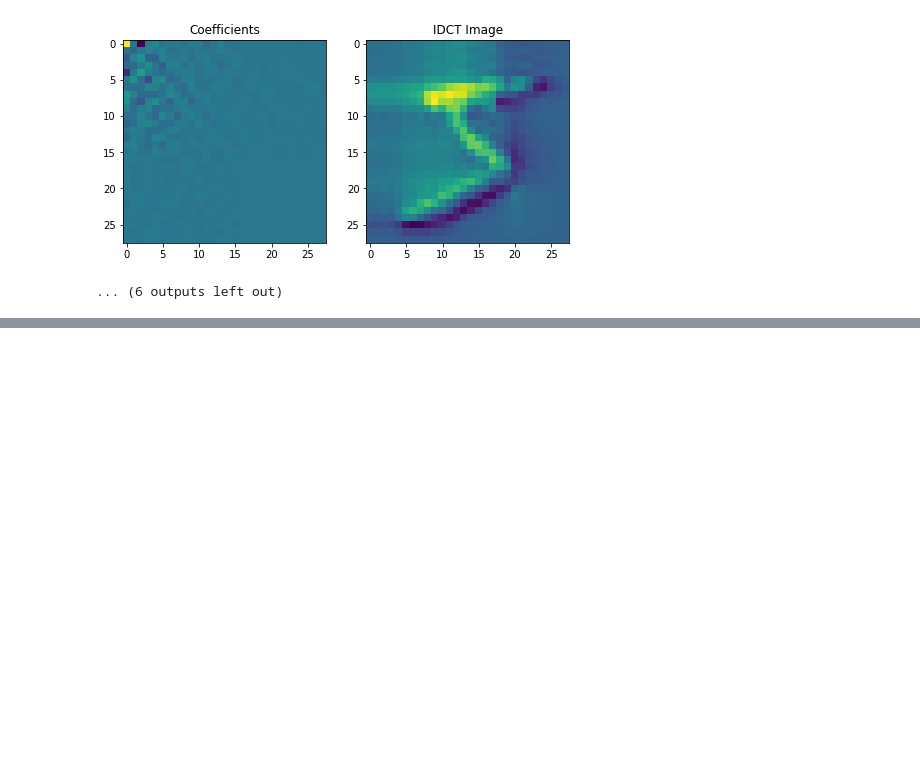
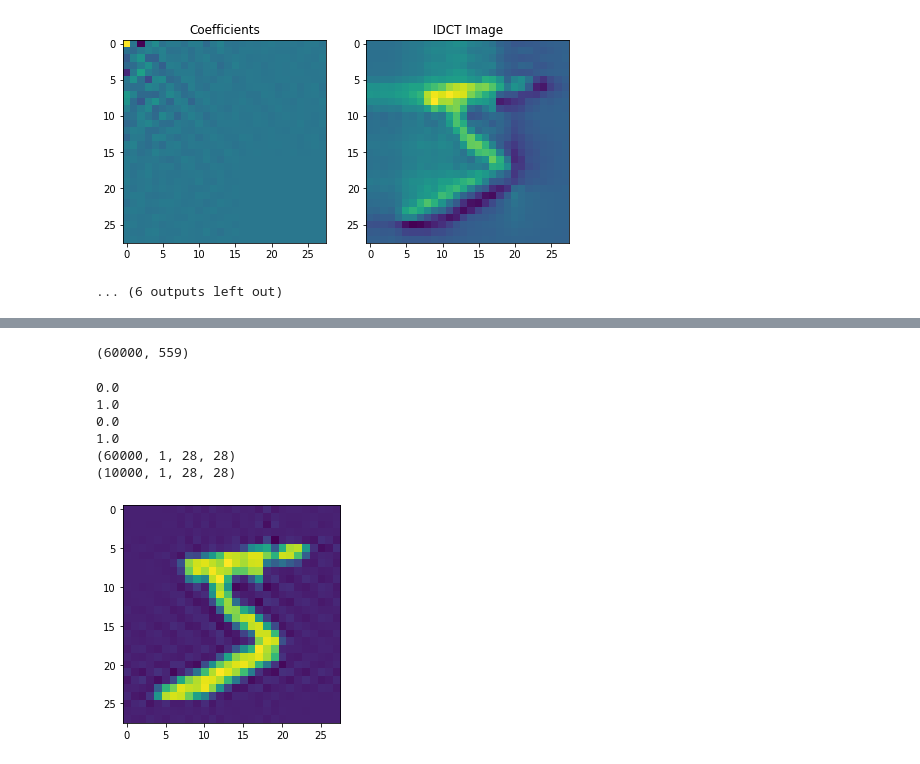
Before and after one commit to aranganath/Adversarial, a Jupyter notebook: dct_transform_implementation.ipynb, the cells around one changed output, grey strips where cells are left out. Cells and saved outputs as stored; diff of their text form; code cells hidden in the pictures; blank space fills up the shorter version.

```diff
--- a/dct_transform_implementation.ipynb
+++ b/dct_transform_implementation.ipynb
@@ -162,0 +148,43 @@ array([[ 1.07941178e+02, -1.70056372e+00, -7.09437445e+01,
+# %%
+n = 15
+
+dct = DCTDimReducer(input_image_shape=[28,28], coef_size_reduction=n)
+idct = DCTDimReducer(input_image_shape=[28,28], coef_size_reduction=n, inverse=True)
+# %%
+train_coefficients = dct.fit_transform(train_data)
+test_coefficients = dct.fit_transform(test_data)
+# %%
+train_coefficients.shape
+# %% [output]
+(60000, 559)
+# %%
+train_inverses = idct.fit_transform(train_coefficients)
+test_inverses = idct.fit_transform(test_coefficients)
+# %%
+for i in range(train_inverses.shape[0]):
+    train_inverses[i] = (train_inverses[i] - train_inverses[i].min()) / (train_inverses[i].max() - train_inverses[i].min())
+
+for i in range(test_inverses.shape[0]):
+    test_inverses[i] = (test_inverses[i] - test_inverses[i].min()) / (test_inverses[i].max() - test_inverses[i].min())
+
+train_inverses = train_inverses.reshape([train_inverses.shape[0], 1, 28, 28])
+test_inverses = test_inverses.reshape([test_inverses.shape[0], 1, 28, 28])
+
+print(train_inverses.min())
+print(train_inverses.max())
+print(test_inverses.min())
+print(test_inverses.max())
+print(train_inverses.shape)
+print(test_inverses.shape)
+# %% [output]
+0.0
+1.0
+0.0
+1.0
+(60000, 1, 28, 28)
+(10000, 1, 28, 28)
+# %%
+plt.imshow(train_inverses[0].squeeze())
+plt.show()
+# %% [output]
+[figure, added]
```
Also changed, not shown: parts of 8 cells of this notebook, 3 other files.
